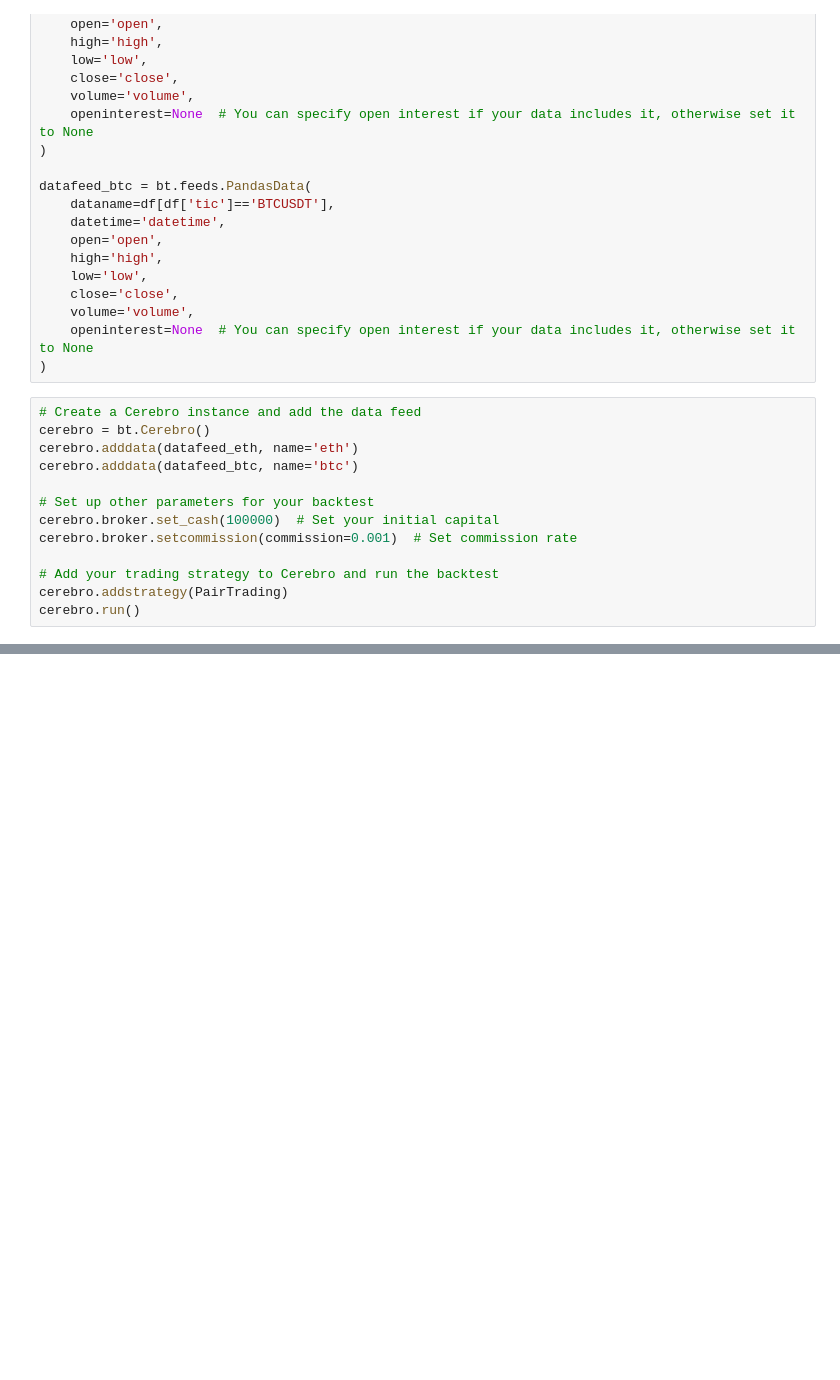
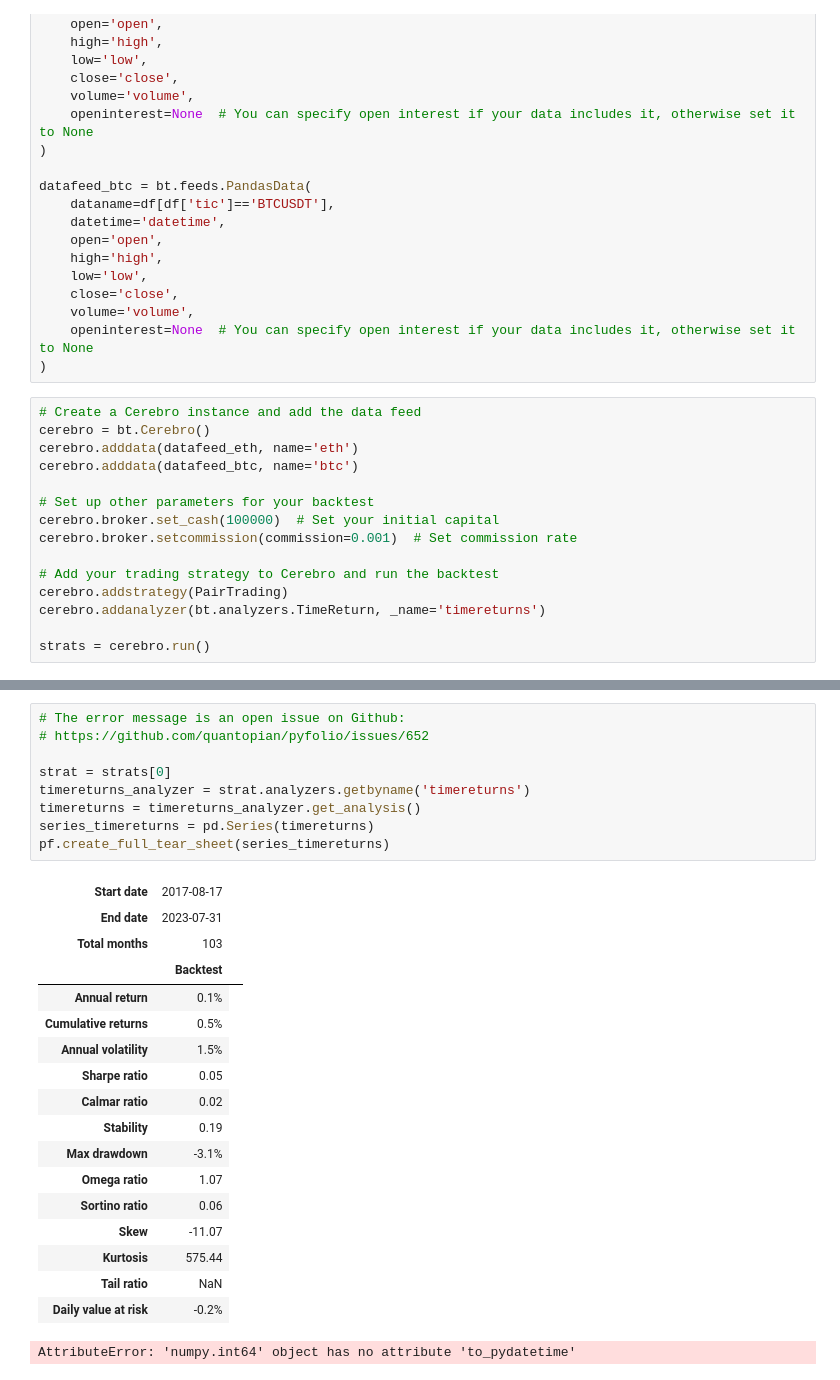
Before and after one commit to Hongshen-Yang/UoA-MDT, a Jupyter notebook: notebooks/T5_backtester.ipynb, the cells around one changed output, grey strips where cells are left out. Drawn from its saved outputs; the diff is of its cells as text; blank space fills up the shorter version.

```diff
--- a/notebooks/T5_backtester.ipynb
+++ b/notebooks/T5_backtester.ipynb
@@ -180,5 +198,7 @@ cerebro.broker.setcommission(commission=0.001)  # Set commission rate
 
 # Add your trading strategy to Cerebro and run the backtest
 cerebro.addstrategy(PairTrading)
-cerebro.run()
+cerebro.addanalyzer(bt.analyzers.TimeReturn, _name='timereturns')
+
+strats = cerebro.run()
 # %% [output]
@@ -203,2 +222,30 @@ Ending   Value - 100529.86
+# %%
+# The error message is an open issue on Github:
+# https://github.com/quantopian/pyfolio/issues/652
+
+strat = strats[0]
+timereturns_analyzer = strat.analyzers.getbyname('timereturns')
+timereturns = timereturns_analyzer.get_analysis()
+series_timereturns = pd.Series(timereturns)
+pf.create_full_tear_sheet(series_timereturns)
+# %% [output]
+| Start date | 2017-08-17 |  |
+| End date | 2023-07-31 |  |
+| Total months | 103 |  |
+|  | Backtest |
+| Annual return | 0.1% |
+| Cumulative returns | 0.5% |
+| Annual volatility | 1.5% |
+| Sharpe ratio | 0.05 |
+| Calmar ratio | 0.02 |
+| Stability | 0.19 |
+| Max drawdown | -3.1% |
+| Omega ratio | 1.07 |
+| Sortino ratio | 0.06 |
+| Skew | -11.07 |
+| Kurtosis | 575.44 |
+| Tail ratio | NaN |
+| Daily value at risk | -0.2% |
+AttributeError: 'numpy.int64' object has no attribute 'to_pydatetime'
 # %%
 cerebro.plot(stdstats=False, iplot=False)
```
Also changed, not shown: parts of 4 cells of this notebook, 3 other files.
